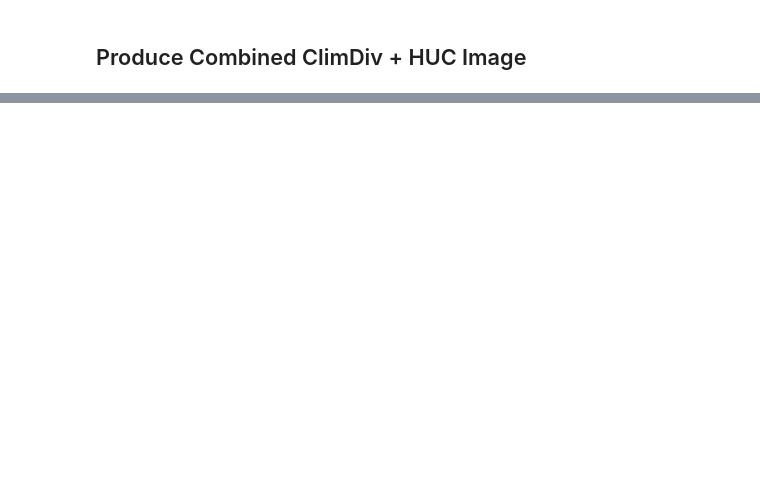
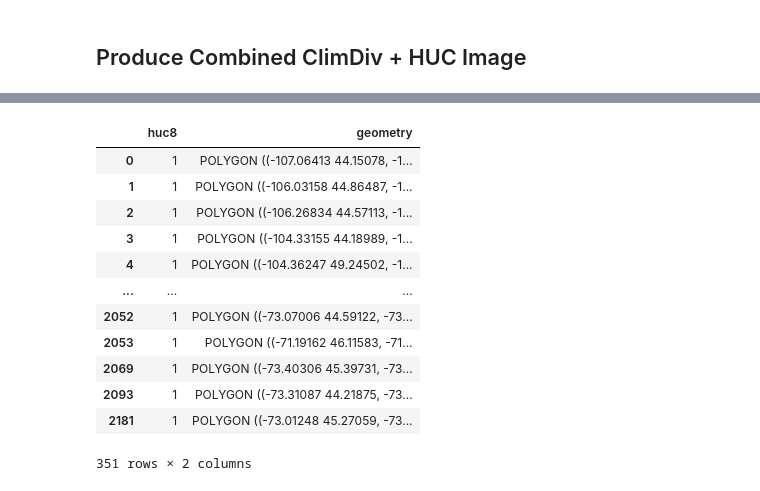
Before and after one commit to wjcapehart/LOCA_Percentile_Processing, a Jupyter notebook: LOCA2_Regional_Inventory.ipynb, the cells around one changed output, grey strips where cells are left out. Cells and saved outputs as stored; diff of their text form; code cells hidden in the pictures; blank space fills up the shorter version.

```diff
--- a/LOCA2_Regional_Inventory.ipynb
+++ b/LOCA2_Regional_Inventory.ipynb
@@ -546,0 +708,16 @@ print("====")
+# %%
+shp_hucs
+# %% [output]
+|  | huc8 | geometry |
+| 0 | 1 | POLYGON ((-107.06413 44.15078, -1... |
+| 1 | 1 | POLYGON ((-106.03158 44.86487, -1... |
+| 2 | 1 | POLYGON ((-106.26834 44.57113, -1... |
+| 3 | 1 | POLYGON ((-104.33155 44.18989, -1... |
+| 4 | 1 | POLYGON ((-104.36247 49.24502, -1... |
+| ... | ... | ... |
+| 2052 | 1 | POLYGON ((-73.07006 44.59122, -73... |
+| 2053 | 1 | POLYGON ((-71.19162 46.11583, -71... |
+| 2069 | 1 | POLYGON ((-73.40306 45.39731, -73... |
+| 2093 | 1 | POLYGON ((-73.31087 44.21875, -73... |
+| 2181 | 1 | POLYGON ((-73.01248 45.27059, -73... |
+351 rows × 2 columns
```
Also changed, not shown: parts of 14 cells of this notebook, 30 other files.
